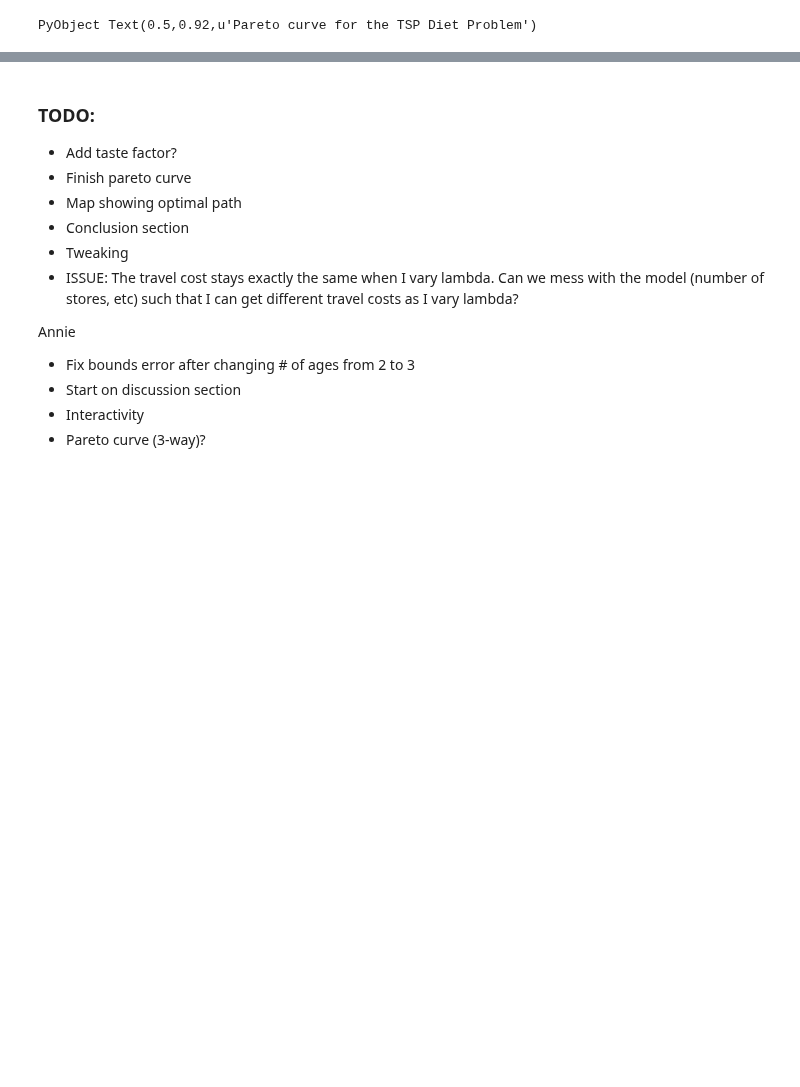
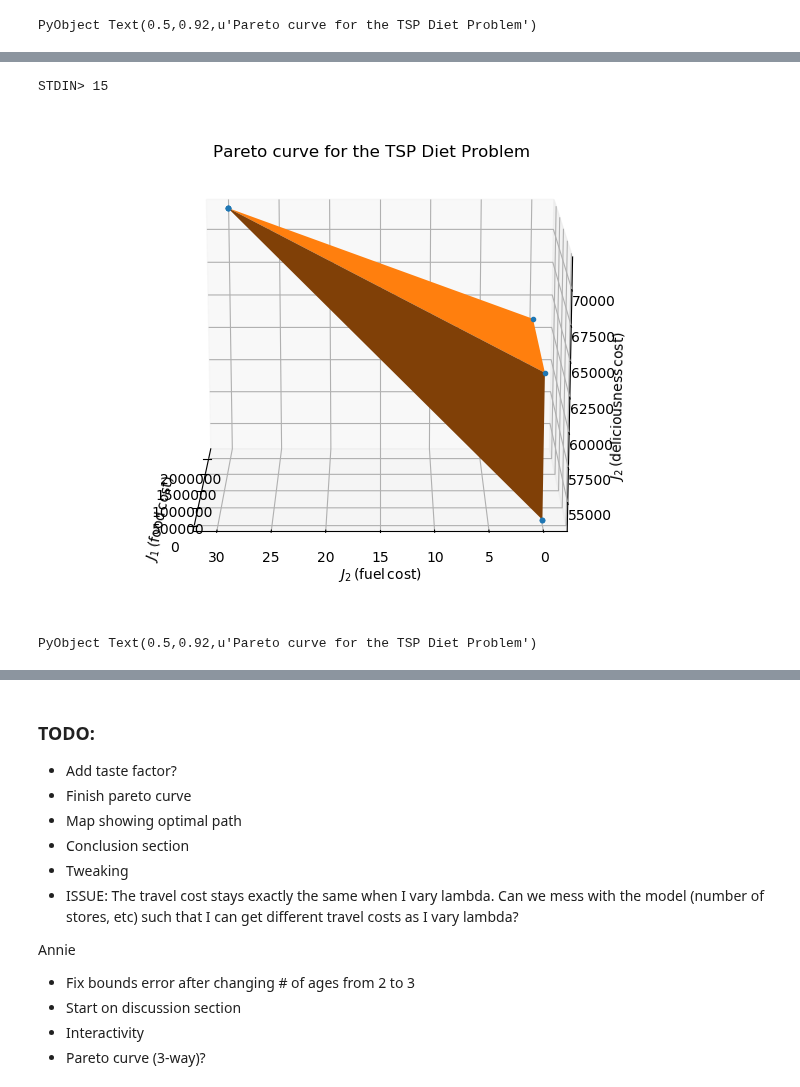
Before and after one commit to harish-veeramani/optimization-final-project, a Jupyter notebook: project_report_template.ipynb, the cells around one changed output, grey strips where cells are left out. Drawn from its saved outputs; the diff is of its cells as text; code cells hidden in the pictures; blank space fills up the shorter version.

```diff
--- a/project_report_template.ipynb
+++ b/project_report_template.ipynb
@@ -908,0 +934,16 @@ Which breaks the model more quickly: more foods or more locations?
+# %%
+Npts = 10
+J1 = zeros(Npts)
+J2 = zeros(Npts)
+J3 = zeros(Npts)
+
+λ = [0.00001,0.0001,0.001,0.01,0.1,1,10,100,1000,10000]
+δ = [0.00001,0.0001,0.001,0.01,0.1,1,10,100,1000,10000]
+for j in 1:Npts
+    for i in 1:Npts
+        (J1[i],J2[i],J3[i]) = solveOpt2(λ[j],δ[i])
+    end
+end;
+println(J1)
+println(J2)
+println(J3)
@@ -908,0 +968,34 @@ Which breaks the model more quickly: more foods or more locations?
+# %%
+#At the command prompt you can enter your preferred viewing angle.
+using PyPlot
+"""for i in 1:Npts
+    J2[i]+=i
+end"""
+#surf(rand(30,40))
+#println(typeof(rand(30,40)))
+#println(typeof((J1,J2,J3)))
+#view_init(elev=None, azim=None)
+fig = figure()
+ax = Axes3D(fig)
+#ax = gca(projection="3d")
+
+theAngle = chomp(readline())
+theActualAngle = parse(Float64,theAngle)
+plot3D(J1,J2,J3, ".")
+ax[:view_init](theActualAngle, 180)
+
+ surf(J1,J2,J3);
+# figure()
+# #print(2)
+# figure(figsize=(8,4))
+# plot( J1, J2, "b." )
+# plot(J2,J3, "r.")
+xlabel(L"J_1\, (\sf food\, cost)")
+ylabel(L"J_2\, (\sf fuel\, cost)")
+zlabel(L"J_2\, (\sf deliciousness\, cost)");
+title("Pareto curve for the TSP Diet Problem")
+#grid()
+# %% [output]
+STDIN> 15
+[figure, added]
+PyObject Text(0.5,0.92,u'Pareto curve for the TSP Diet Problem')
```
Also changed, not shown: parts of 7 cells of this notebook.
